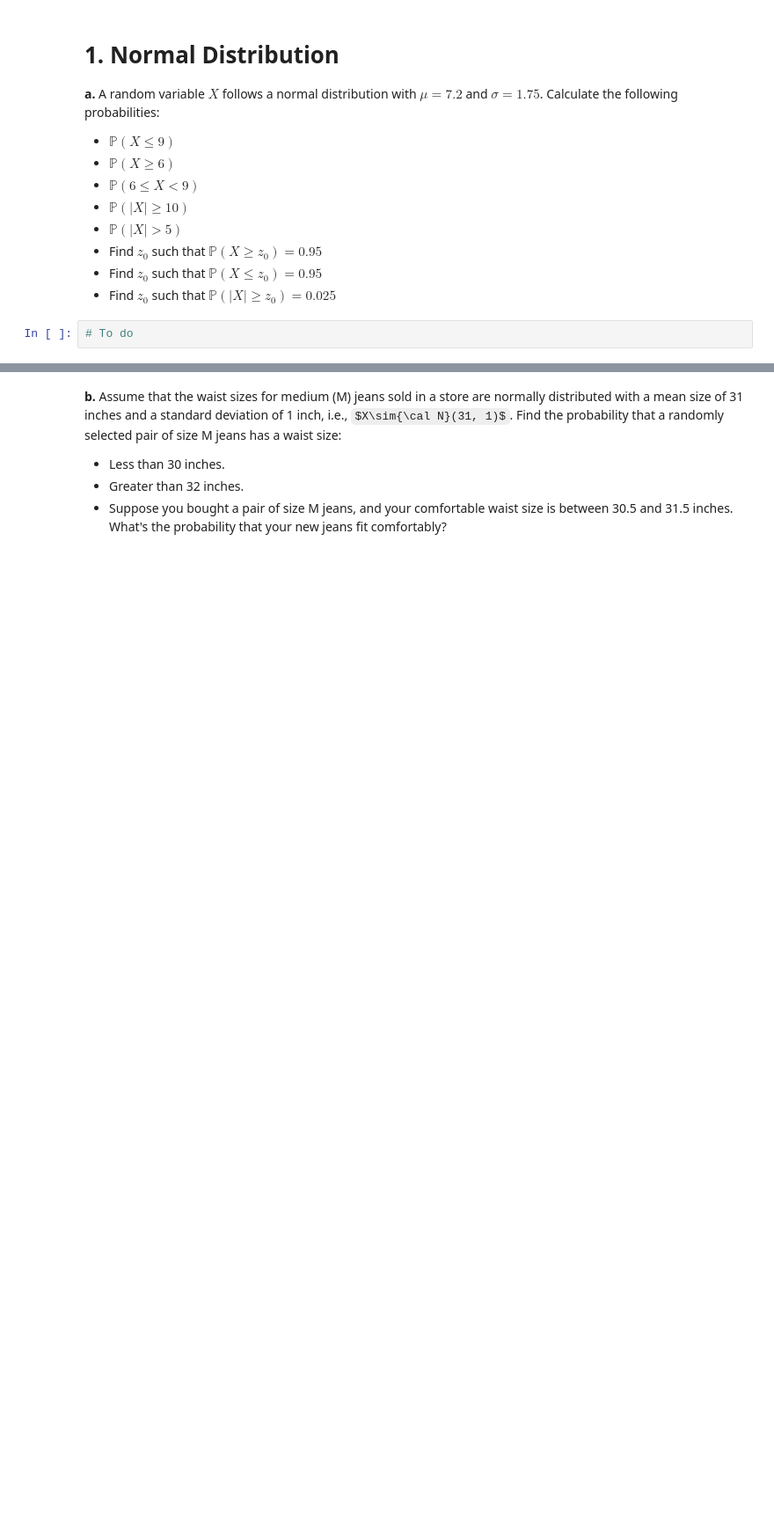
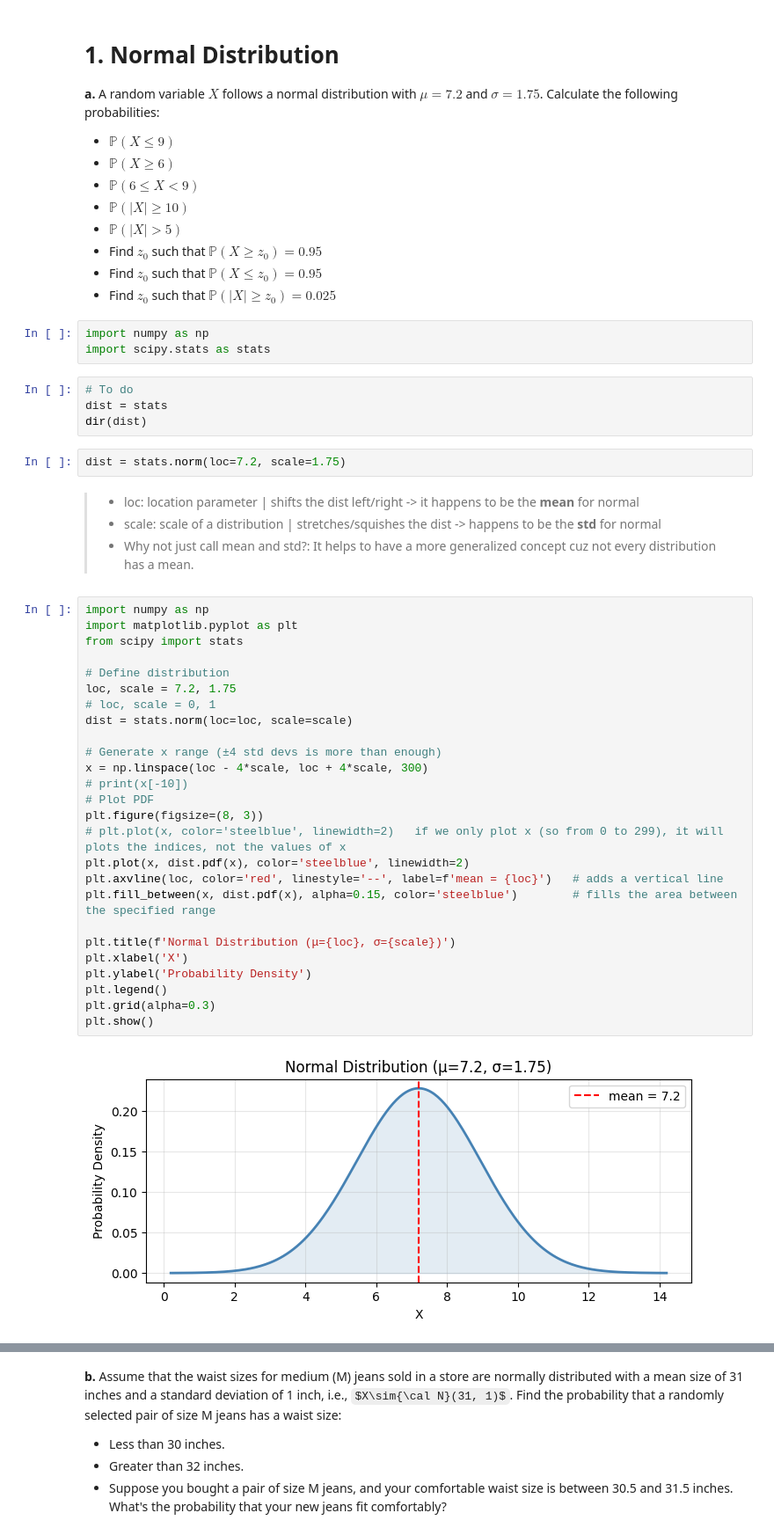
Before and after one commit to LaimengEung/inf-604-data-analysis-i-repo, a Jupyter notebook: Copy_of_Lab6_Hypothesis_Testing.ipynb, the cells around one changed output, grey strips where cells are left out. Shown at 88% size. Cells and saved outputs as stored; diff of their text form; some formulas as TeX source; blank space fills up the shorter version.

```diff
--- a/Copy_of_Lab6_Hypothesis_Testing.ipynb
+++ b/Copy_of_Lab6_Hypothesis_Testing.ipynb
@@ -28,5 +28,45 @@
 - Find $z_0$ such that $\mathbb{P}(X\geq z_0)=0.95$
 - Find $z_0$ such that $\mathbb{P}(X\leq z_0)=0.95$
 - Find $z_0$ such that $\mathbb{P}(|X|\geq z_0)=0.025$
+# %%
+import numpy as np
+import scipy.stats as stats
 # %%
 # To do
+dist = stats
+dir(dist)
+# %%
+dist = stats.norm(loc=7.2, scale=1.75)
+# %% [markdown]
+
+> - loc: location parameter | shifts the dist left/right -> it happens to be the **mean** for normal<br>
+> - scale: scale of a distribution | stretches/squishes the dist -> happens to be the **std** for normal<br>
+> - Why not just call mean and std?: It helps to have a more generalized concept cuz not every distribution has a mean.<br>
+# %%
+import numpy as np
+import matplotlib.pyplot as plt
+from scipy import stats
+
+# Define distribution
+loc, scale = 7.2, 1.75
+# loc, scale = 0, 1
+dist = stats.norm(loc=loc, scale=scale)
+
+# Generate x range (±4 std devs is more than enough)
+x = np.linspace(loc - 4*scale, loc + 4*scale, 300)
+# print(x[-10])
+# Plot PDF
+plt.figure(figsize=(8, 3))
+# plt.plot(x, color='steelblue', linewidth=2)   if we only plot x (so from 0 to 299), it will plots the indices, not the values of x
+plt.plot(x, dist.pdf(x), color='steelblue', linewidth=2)
+plt.axvline(loc, color='red', linestyle='--', label=f'mean = {loc}')   # adds a vertical line
+plt.fill_between(x, dist.pdf(x), alpha=0.15, color='steelblue')        # fills the area between the specified range
+
+plt.title(f'Normal Distribution (μ={loc}, σ={scale})')
+plt.xlabel('X')
+plt.ylabel('Probability Density')
+plt.legend()
+plt.grid(alpha=0.3)
+plt.show()
+# %% [output]
+[figure, added]
```
Also changed, not shown: parts of 24 cells of this notebook.
